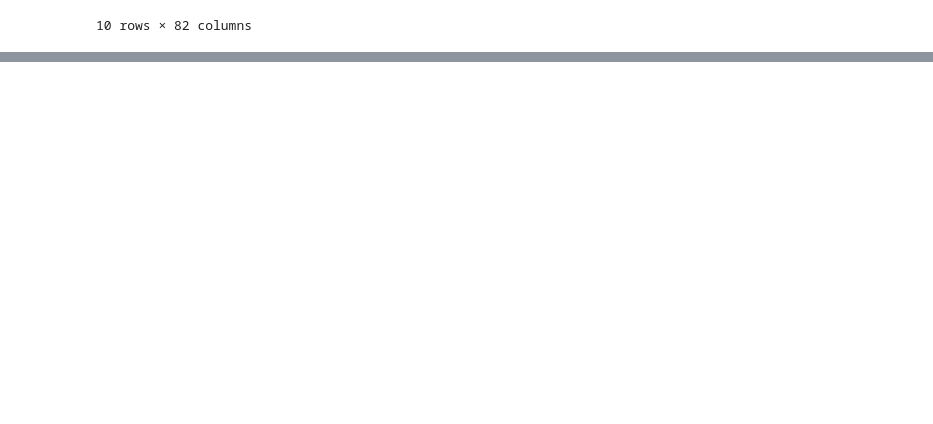
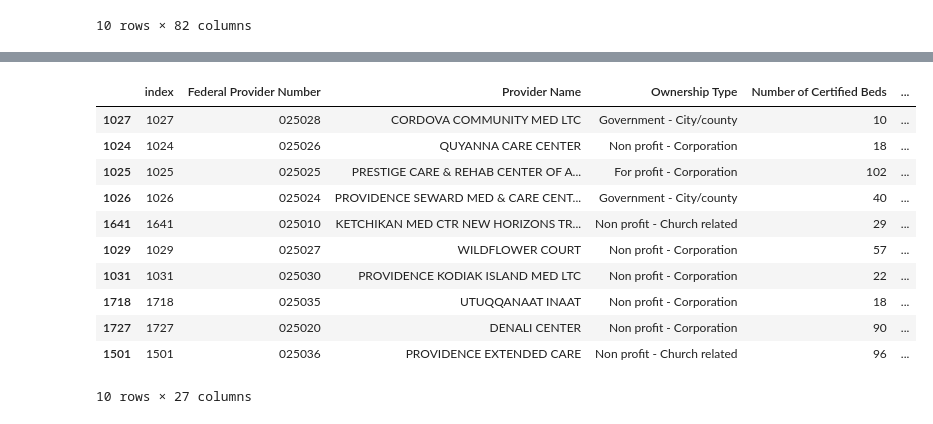
Before and after one commit to ngchi21/Springboard_Capstone_2, a Jupyter notebook: Data_Wrangling.ipynb, the cells around one changed output, grey strips where cells are left out. Saved outputs shown, nothing was run; the diff lists cells and outputs as text; code cells hidden in the pictures; blank space fills up the shorter version.

```diff
--- a/Data_Wrangling.ipynb
+++ b/Data_Wrangling.ipynb
@@ -293,2 +293,34 @@ top10WA
 | 13795 | 13795 | 505499 | COTTESMORE OF LIFE CARE | 2909 14TH AVENUE NORTHWEST | GIG HARBOR | WA | ... |
 10 rows × 82 columns
+# %%
+# subset the original dataframe to contain only the columns that pertain to our question.
+wanted_columns = ['index','Federal Provider Number','Provider Name','Ownership Type', 'Number of Certified Beds',
+       'Number of Residents in Certified Beds','Provider Type','Overall Rating','Health Inspection Rating','QM Rating','Staffing Rating','Reported CNA Staffing Hours per Resident per Day',
+       'Reported LPN Staffing Hours per Resident per Day',
+       'Reported RN Staffing Hours per Resident per Day',
+       'Reported Licensed Staffing Hours per Resident per Day',
+       'Reported Total Nurse Staffing Hours per Resident per Day',
+       'Reported Physical Therapist Staffing Hours per Resident Per Day',
+       'Adjusted CNA Staffing Hours per Resident per Day',
+       'Adjusted LPN Staffing Hours per Resident per Day',
+       'Adjusted RN Staffing Hours per Resident per Day',
+       'Adjusted Total Nurse Staffing Hours per Resident per Day','Number of Facility Reported Incidents',
+       'Number of Substantiated Complaints', 'Number of Fines',
+       'Total Amount of Fines in Dollars', 'Number of Payment Denials',
+       'Total Number of Penalties']
+# %%
+df = df[wanted_columns]
+df.head(10)
+# %% [output]
+|  | index | Federal Provider Number | Provider Name | Ownership Type | Number of Certified Beds | ... |
+| 1027 | 1027 | 025028 | CORDOVA COMMUNITY MED LTC | Government - City/county | 10 | ... |
+| 1024 | 1024 | 025026 | QUYANNA CARE CENTER | Non profit - Corporation | 18 | ... |
+| 1025 | 1025 | 025025 | PRESTIGE CARE & REHAB CENTER OF A... | For profit - Corporation | 102 | ... |
+| 1026 | 1026 | 025024 | PROVIDENCE SEWARD MED & CARE CENT... | Government - City/county | 40 | ... |
+| 1641 | 1641 | 025010 | KETCHIKAN MED CTR NEW HORIZONS TR... | Non profit - Church related | 29 | ... |
+| 1029 | 1029 | 025027 | WILDFLOWER COURT | Non profit - Corporation | 57 | ... |
+| 1031 | 1031 | 025030 | PROVIDENCE KODIAK ISLAND MED LTC | Non profit - Corporation | 22 | ... |
+| 1718 | 1718 | 025035 | UTUQQANAAT INAAT | Non profit - Corporation | 18 | ... |
+| 1727 | 1727 | 025020 | DENALI CENTER | Non profit - Corporation | 90 | ... |
+| 1501 | 1501 | 025036 | PROVIDENCE EXTENDED CARE | Non profit - Church related | 96 | ... |
+10 rows × 27 columns
```
Also changed, not shown: parts of 9 cells of this notebook.
